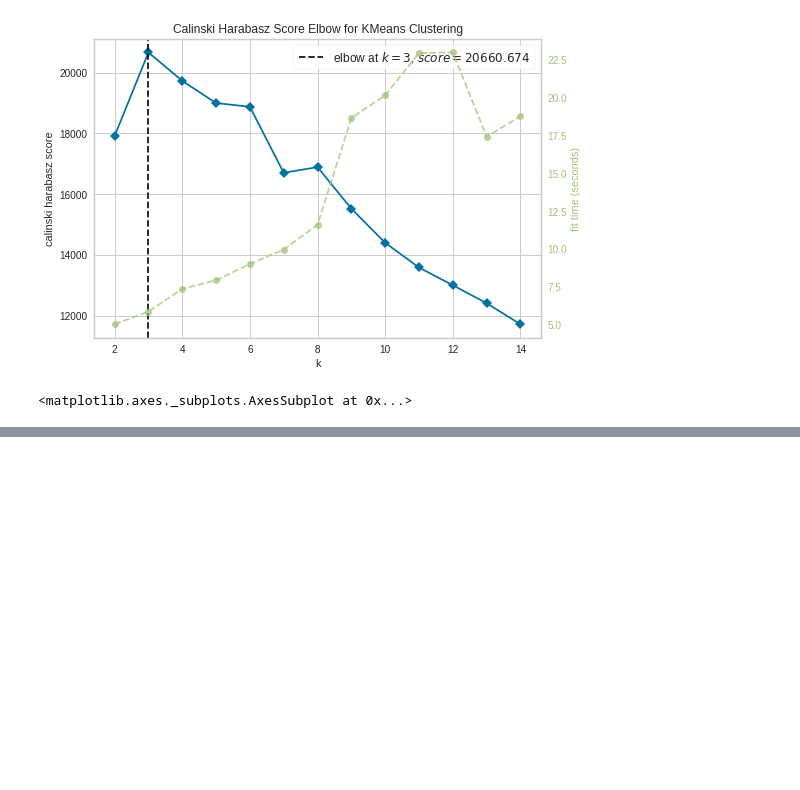
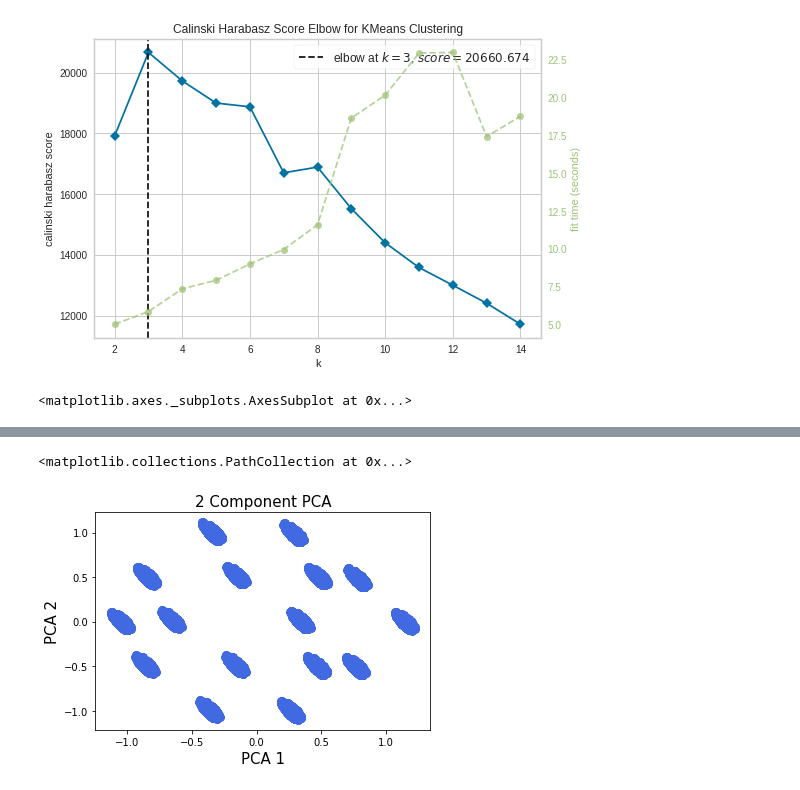
Before and after one commit to msmsd778/covid19-severity-clustering, a Jupyter notebook: covid_severity_prediction.ipynb, the cells around one changed output, grey strips where cells are left out. Cells and saved outputs as stored; diff of their text form; code cells hidden in the pictures; blank space fills up the shorter version.

```diff
--- a/covid_severity_prediction.ipynb
+++ b/covid_severity_prediction.ipynb
@@ -320,0 +456,5 @@ visualizer.show()
+# %%
+pca = PCA(n_components=3)
+x = pca.fit_transform(train_df)
+maindf = pd.DataFrame(data=x, columns=['PCA1', 'PCA2', 'PCA3'])
+maindf
@@ -320,0 +492,11 @@ visualizer.show()
+# %%
+plt.figure()
+
+plt.xlabel('PCA 1', fontsize = 15)
+plt.ylabel('PCA 2', fontsize = 15)
+plt.title('2 Component PCA', fontsize = 15)
+
+plt.scatter(maindf['PCA1'], maindf['PCA2'], c='royalBlue', s = 50)
+# %% [output]
+<matplotlib.collections.PathCollection at 0x...>
+[figure, added]
```
Also changed, not shown: parts of 32 cells of this notebook.
